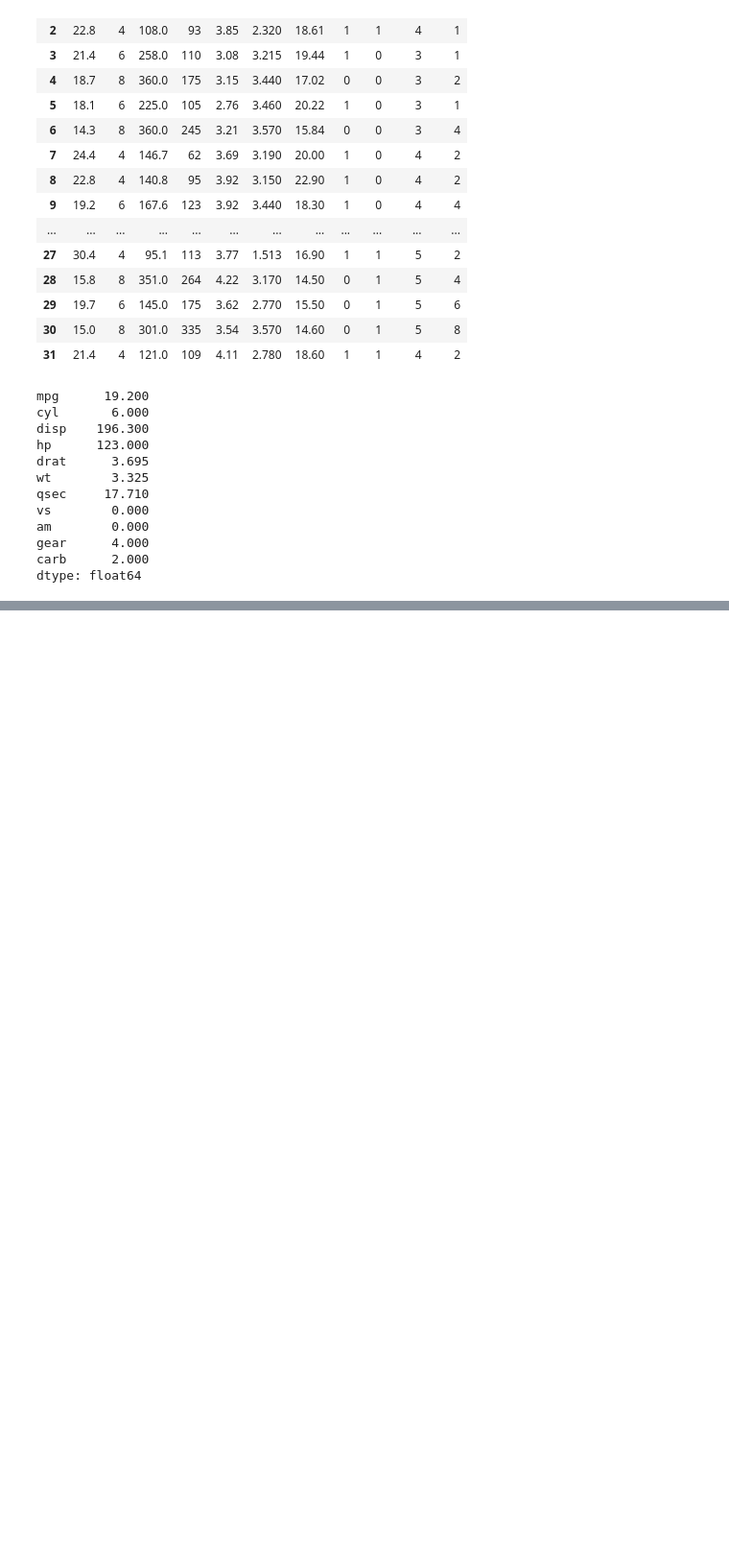
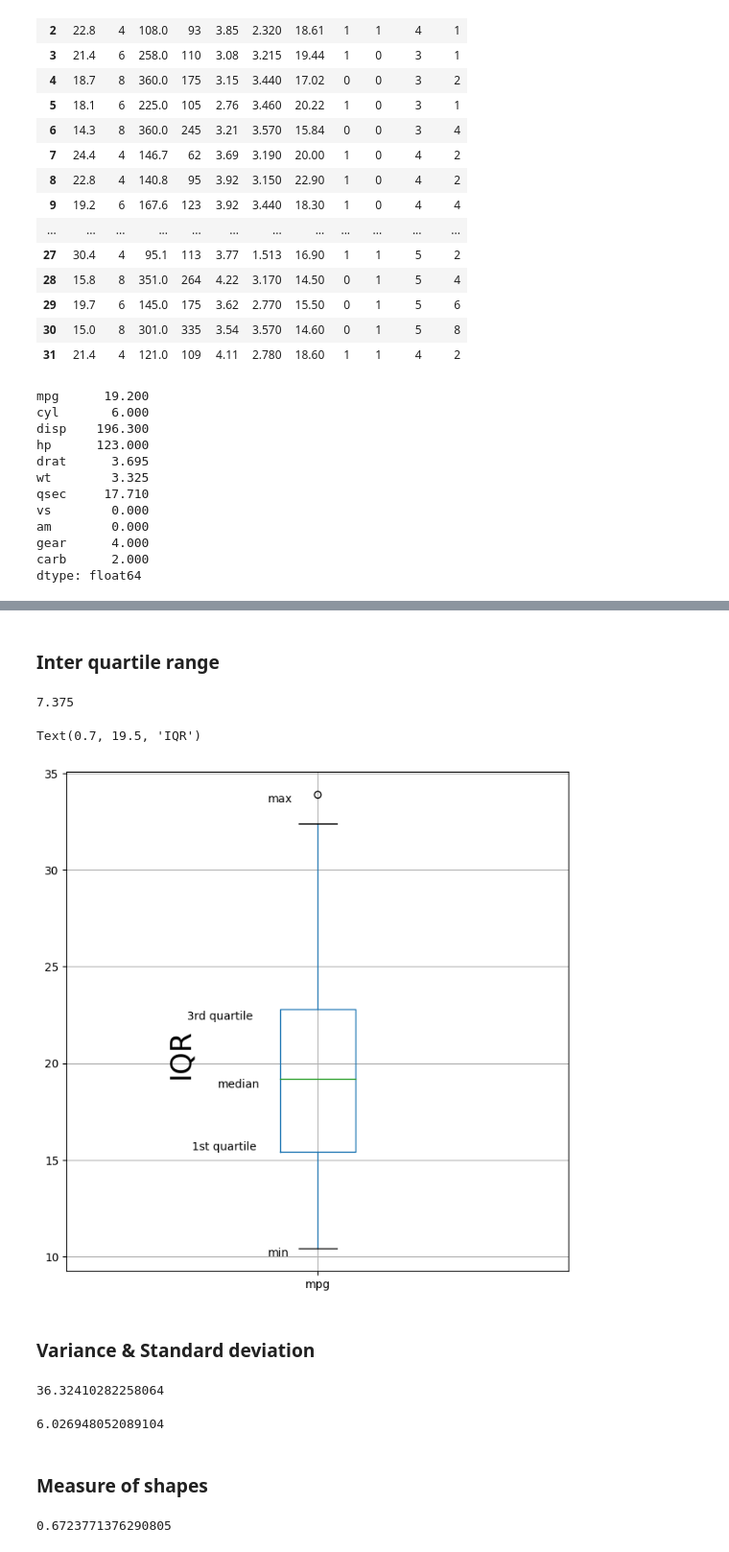
Before and after one commit to Gladson-J/Machine_Learning, a Jupyter notebook: Descriptive statistics-2.ipynb, the cells around one changed output, grey strips where cells are left out. Shown at 96% size. Drawn from its saved outputs; the diff is of its cells as text; code cells hidden in the pictures; blank space fills up the shorter version.

```diff
--- a/Descriptive statistics-2.ipynb
+++ b/Descriptive statistics-2.ipynb
@@ -88,0 +114,37 @@ car1.median
+# %% [markdown]
+### Inter quartile range
+# %%
+car1['mpg'].quantile(0.75)-car1['mpg'].quantile(0.25)
+# %% [output]
+7.375
+# %%
+car1.boxplot(column='mpg' ,return_type='axes',
+            figsize=(8,8))
+
+plt.text(x=0.74,y=22.25,s='3rd quartile')
+plt.text(x=0.8,y=18.75,s='median')
+plt.text(x=0.75,y=15.5,s='1st quartile')
+plt.text(x=0.9,y=10,s='min')
+plt.text(x=0.9,y=33.5,s='max')
+plt.text(x=0.7,y=19.5,s='IQR',rotation=90,size=25)
+# %% [output]
+Text(0.7, 19.5, 'IQR')
+[figure, added]
+# %% [markdown]
+### Variance & Standard deviation
+# %%
+#Variance
+car1['mpg'].var()
+# %% [output]
+36.32410282258064
+# %%
+#std.deviation
+car1['mpg'].std()
+# %% [output]
+6.026948052089104
+# %% [markdown]
+### Measure of shapes
+# %%
+car1['mpg'].skew()
+# %% [output]
+0.6723771376290805
```
Also changed, not shown: parts of 6 cells of this notebook.
